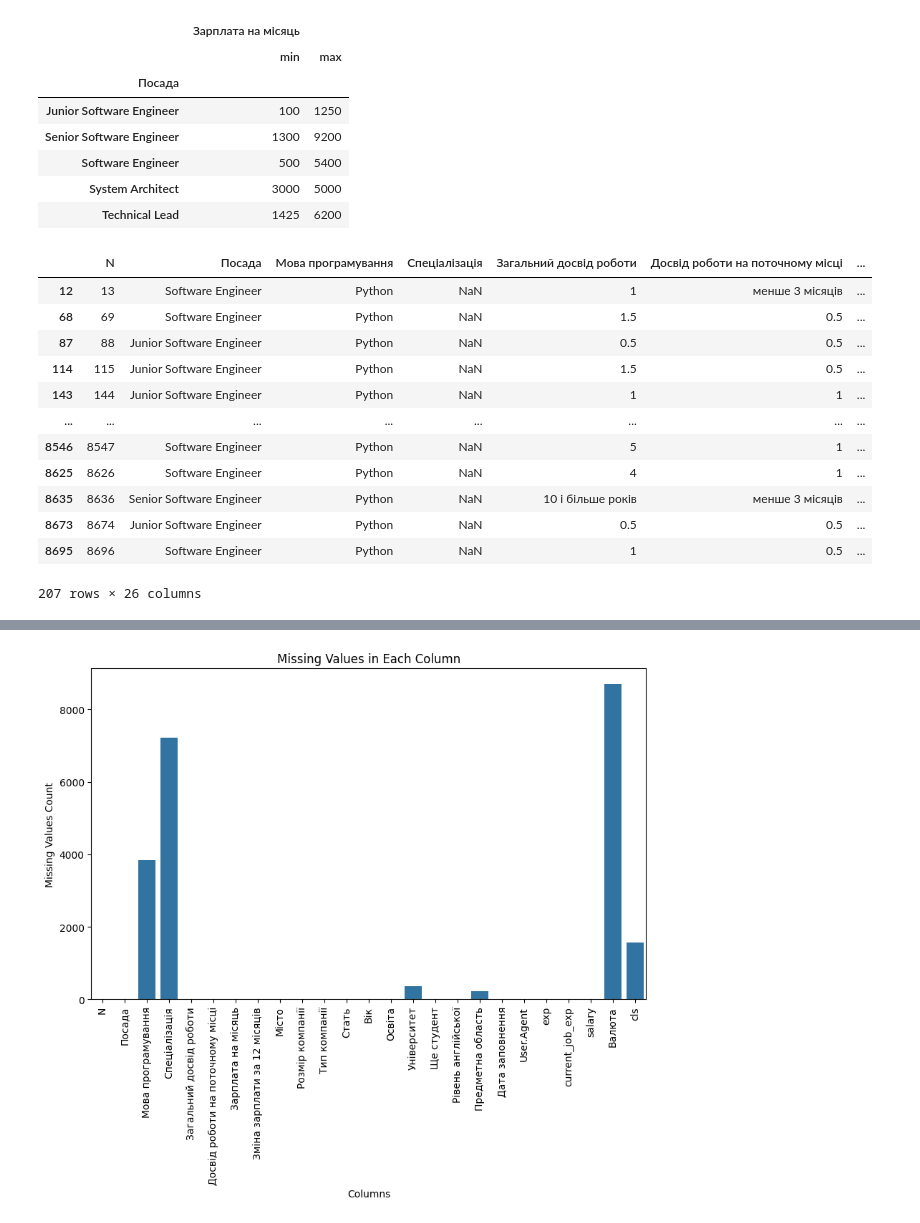
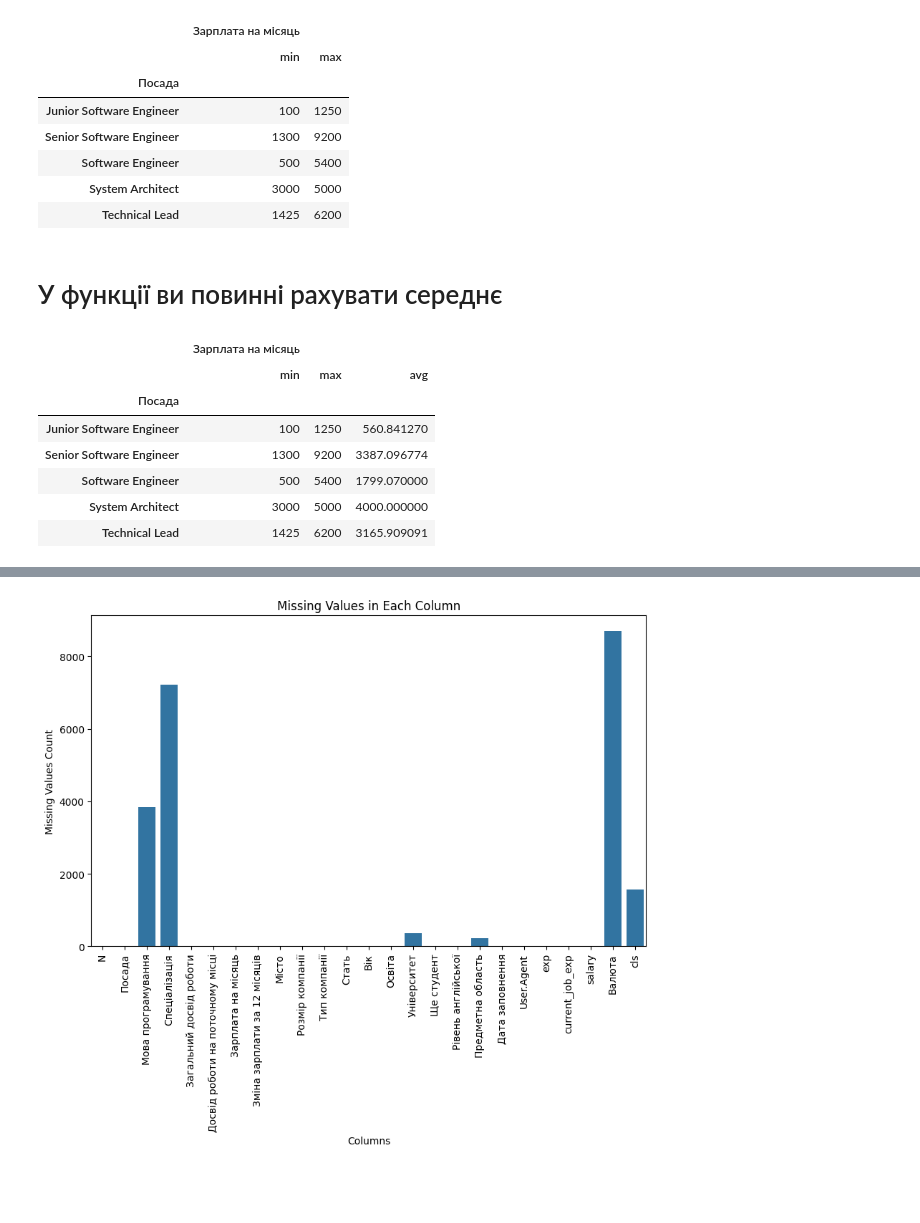
Before and after one commit to Nniikkoollaass/data-science-modul-5-HW, a Jupyter notebook: Hw2_2.ipynb, the cells around one changed output, grey strips where cells are left out. Cells and saved outputs as stored; diff of their text form; code cells hidden in the pictures; blank space fills up the shorter version.

```diff
--- a/Hw2_2.ipynb
+++ b/Hw2_2.ipynb
@@ -147,8 +152,13 @@ Index(['N', 'Посада', 'Мова програмування', 'Загаль
 # %%
 # Видаліть усі рядки у вихідній таблиці за допомогою методу dropna
 # Видаліть усі рядки з пропусками
-df_some_copy = df_cleaned.copy()
-df_cleaned = df_some_copy.dropna()
+
+
+### Можна не створювати копій, якщо немає необхідності
+
+# df_some_copy = df_cleaned.copy()
+# df_cleaned = df_some_copy.dropna()
+df_cleaned = df_cleaned.dropna()
 
 # Виведіть нову таблицю без рядків з пропусками
 df_cleaned
@@ -174,7 +184,11 @@ print(df_cleaned.shape)
 # %%
 # Створіть нову таблицю python_data, в якій будуть тільки рядки зі спеціалістами, які вказали мову програмування Python
 # Відфільтруйте рядки, де мова програмування - Python
-python_data = df[df['Мова програмування'] == 'Python']
+
+
+### Те ж питання, ви повинні продовжувати працювати з вашим датафреймом
+# python_data = df[df['Мова програмування'] == 'Python']
+python_data = df_cleaned[df_cleaned['Мова програмування'] == 'Python']
 
 # Виведіть нову таблицю зі спеціалістами, які програмують на Python
 python_data
@@ -228,40 +242,46 @@ aggregated_data
 | Software Engineer | 500 | 5400 |
 | System Architect | 3000 | 5000 |
 | Technical Lead | 1425 | 6200 |
+# %% [markdown]
+# У функції ви повинні рахувати середнє
 # %%
 # Створіть функцію fill_avg_salary, яка повертатиме середнє значення заробітної плати на місяць. Використовуйте її для методу apply та створіть новий стовпчик "avg"
 def fill_avg_salary(row):
     # Отримати значення зарплати на місяць
-    salary = row['Зарплата на місяць']
+    # salary = row['Зарплата на місяць']
+    salary = row['Зарплата на місяць'].mean()
 
     # Повернути значення зарплати на місяць
     return salary
 
 # Застосуйте функцію fill_avg_salary до кожного рядка за допомогою методу apply
-python_data.loc[:, 'avg'] = python_data.apply(fill_avg_salary, axis=1)
+
+### Ви рахуєте середнє не серед макс і мін, а серед всіх точок даних і додаєте її до вашого згрупованого датафрейму
+
+# python_data.loc[:, 'avg'] = python_data.apply(fill_avg_salary, axis=1)
+aggregated_data[('Зарплата на місяць', 'avg')] = grouped_data.apply(fill_avg_salary)
+
+##### або просто так, якщо б у вас був не подвійний заголовок
+##### aggregated_data['avg'] = grouped_data.apply(fill_avg_salary)
+
 
 # Обчисліть середнє значення зарплати на місяць і створіть новий стовпець "avg"
-avg_salary = python_data['Зарплата на місяць'].mean()
+# avg_salary = python_data['Зарплата на місяць'].mean()
 
 # Заповніть всі рядки нового стовпця "avg" середнім значенням зарплати на місяць
-python_data.loc[:, 'avg'] = avg_salary
+# python_data.loc[:, 'avg'] = avg_salary
 
 # Виведіть таблицю з новим стовпцем "avg"
-python_data
+aggregated_data
 # %% [output]
-|  | N | Посада | Мова програмування | Спеціалізація | Загальний досвід роботи | Досвід роботи на поточному місці | ... |
-| 12 | 13 | Software Engineer | Python | NaN | 1 | менше 3 місяців | ... |
-| 68 | 69 | Software Engineer | Python | NaN | 1.5 | 0.5 | ... |
-| 87 | 88 | Junior Software Engineer | Python | NaN | 0.5 | 0.5 | ... |
-| 114 | 115 | Junior Software Engineer | Python | NaN | 1.5 | 0.5 | ... |
-| 143 | 144 | Junior Software Engineer | Python | NaN | 1 | 1 | ... |
-| ... | ... | ... | ... | ... | ... | ... | ... |
-| 8546 | 8547 | Software Engineer | Python | NaN | 5 | 1 | ... |
-| 8625 | 8626 | Software Engineer | Python | NaN | 4 | 1 | ... |
-| 8635 | 8636 | Senior Software Engineer | Python | NaN | 10 і більше років | менше 3 місяців | ... |
-| 8673 | 8674 | Junior Software Engineer | Python | NaN | 0.5 | 0.5 | ... |
-| 8695 | 8696 | Software Engineer | Python | NaN | 1 | 0.5 | ... |
+|  | Зарплата на місяць |  |  |
+|  | min | max | avg |
+| Посада |  |  |  |
+| Junior Software Engineer | 100 | 1250 | 560.841270 |
+| Senior Software Engineer | 1300 | 9200 | 3387.096774 |
+| Software Engineer | 500 | 5400 | 1799.070000 |
+| System Architect | 3000 | 5000 | 4000.000000 |
+| Technical Lead | 1425 | 6200 | 3165.909091 |
-207 rows × 26 columns
 # %%
 # Створіть описову статистику за допомогою методу describe для нового стовпчика.
 # Створіть описову статистику для нового стовпця "avg"
```
Also changed, not shown: parts of 8 cells of this notebook.
